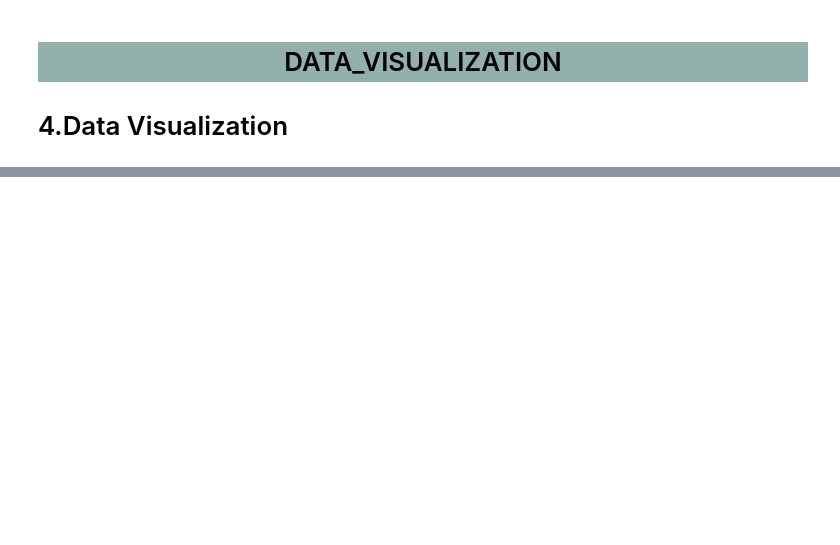
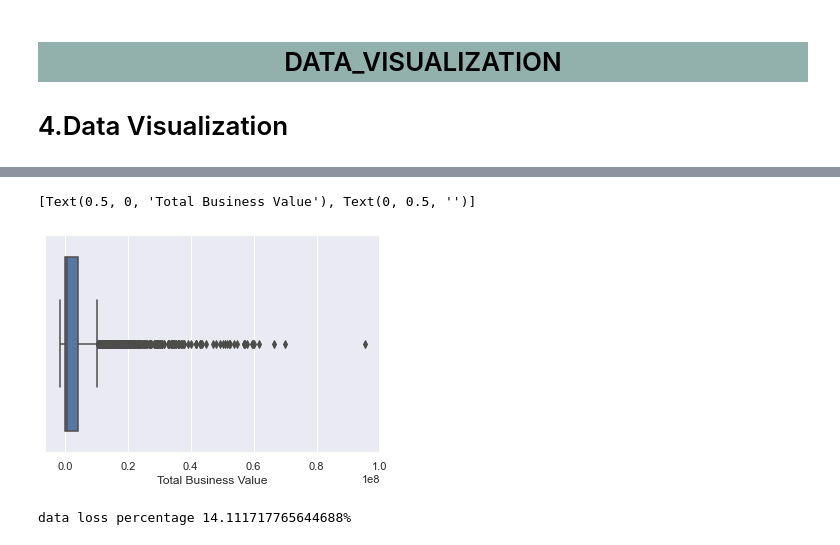
Before and after one commit to vegimik/employee-attenuation-predicting, a Jupyter notebook: employee-attenuation-predicting.ipynb, the cells around one changed output, grey strips where cells are left out. Saved outputs shown, nothing was run; the diff lists cells and outputs as text; code cells hidden in the pictures; blank space fills up the shorter version.

```diff
--- a/employee-attenuation-predicting.ipynb
+++ b/employee-attenuation-predicting.ipynb
@@ -109,0 +239,16 @@ final.head()
+# %%
+box_plot=sns.boxplot(x='Total Business Value',data = final)
+box_plot.set(xlabel='Total Business Value',ylabel='')
+# %% [output]
+[Text(0.5, 0, 'Total Business Value'), Text(0, 0.5, '')]
+[figure, added]
+# %%
+Q1 = final['Total Business Value'].quantile(0.25)
+Q3 = final['Total Business Value'].quantile(0.75)
+IQR = Q3 - Q1
+
+filter = (final['Total Business Value'] >= Q1 - 1.5 * IQR) & (final['Total Business Value']<= Q3 + 1.5 *IQR)
+train1 = final.loc[filter]
+print("data loss percentage {}%".format(((len(final) - len(train1))/len(final))*100))
+# %% [output]
+data loss percentage 14.111717765644688%
```
Also changed, not shown: parts of 25 cells of this notebook.
